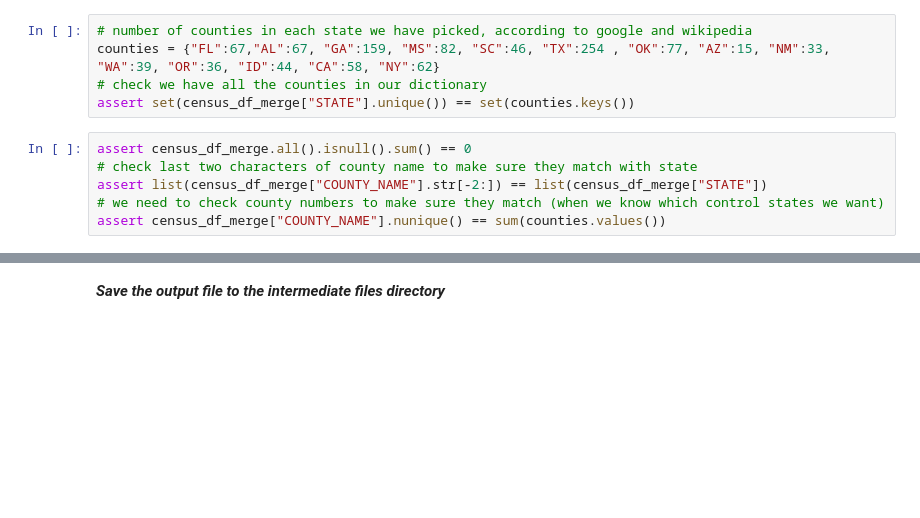
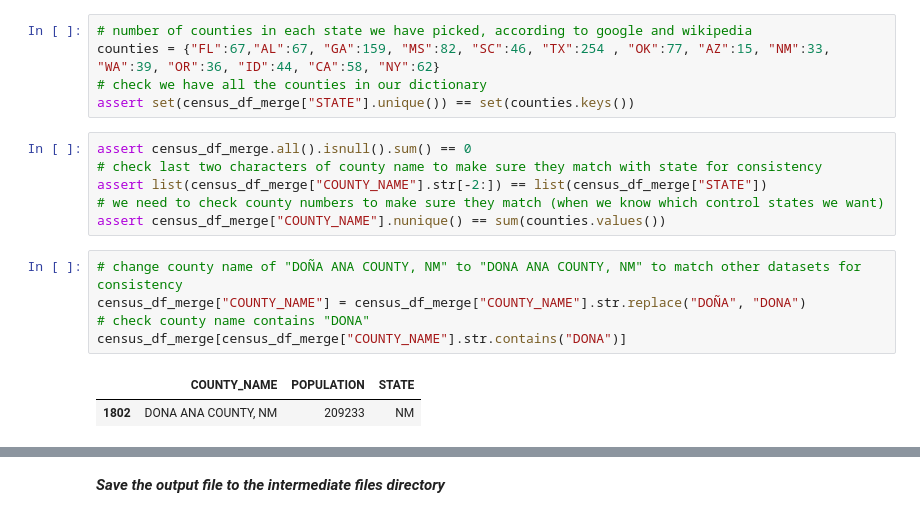
Before and after one commit to Yer1k/opioid_causal_inference, a Jupyter notebook: 10_code/data_preparation.ipynb, the cells around one changed output, grey strips where cells are left out. Saved outputs shown, nothing was run; the diff lists cells and outputs as text; blank space fills up the shorter version.

```diff
--- a/10_code/data_preparation.ipynb
+++ b/10_code/data_preparation.ipynb
@@ -450,7 +508,15 @@ counties = {"FL":67,"AL":67, "GA":159, "MS":82, "SC":46, "TX":254 , "OK":77, "AZ
 assert set(census_df_merge["STATE"].unique()) == set(counties.keys())
 # %%
 assert census_df_merge.all().isnull().sum() == 0
-# check last two characters of county name to make sure they match with state
+# check last two characters of county name to make sure they match with state for consistency
 assert list(census_df_merge["COUNTY_NAME"].str[-2:]) == list(census_df_merge["STATE"])
 # we need to check county numbers to make sure they match (when we know which control states we want)
 assert census_df_merge["COUNTY_NAME"].nunique() == sum(counties.values())
+# %%
+# change county name of "DOÑA ANA COUNTY, NM" to "DONA ANA COUNTY, NM" to match other datasets for consistency
+census_df_merge["COUNTY_NAME"] = census_df_merge["COUNTY_NAME"].str.replace("DOÑA", "DONA")
+# check county name contains "DONA"
+census_df_merge[census_df_merge["COUNTY_NAME"].str.contains("DONA")]
+# %% [output]
+|  | COUNTY_NAME | POPULATION | STATE |
+| 1802 | DONA ANA COUNTY, NM | 209233 | NM |
```
Also changed, not shown: parts of 7 cells of this notebook, 3 other files.
